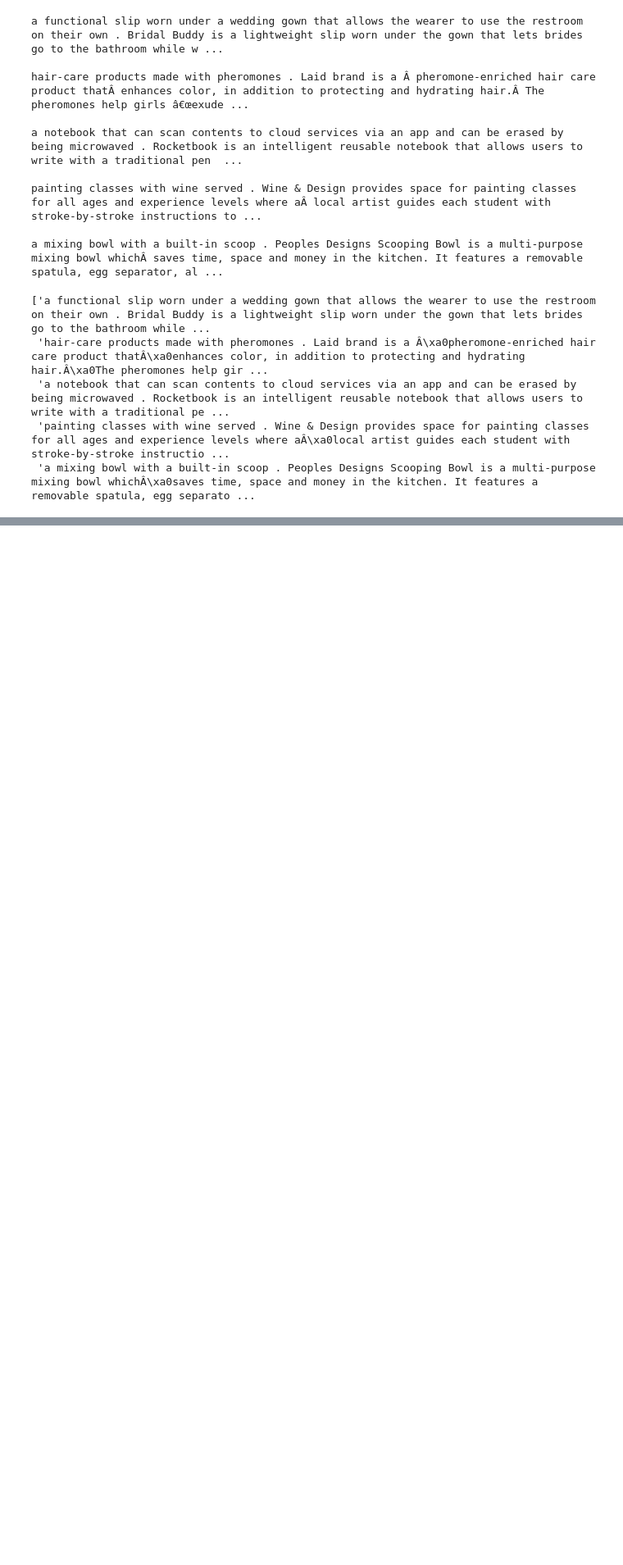
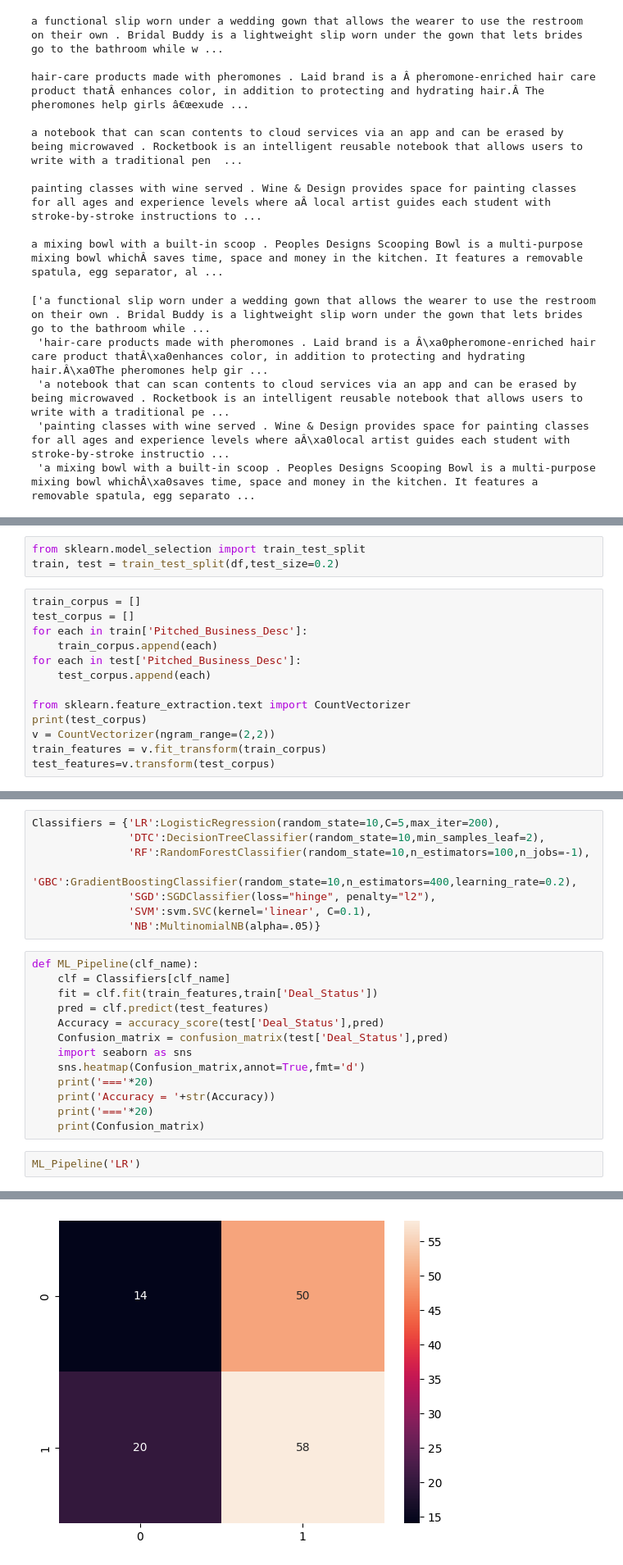
Before and after one commit to jaydeep-savaliya/DATA_MINING_PROJECT, a Jupyter notebook: shark_tank_predict_app.ipynb, the cells around one changed output, grey strips where cells are left out. Shown: that part at 82% size. Saved outputs shown, nothing was run; the diff lists cells and outputs as text; blank space fills up the shorter version.

```diff
--- a/shark_tank_predict_app.ipynb
+++ b/shark_tank_predict_app.ipynb
@@ -45,0 +51,16 @@ a mixing bowl with a built-in scoop . Peoples Designs Scooping Bowl is a multi-p
+# %%
+from sklearn.model_selection import train_test_split
+train, test = train_test_split(df,test_size=0.2)
+# %%
+train_corpus = []
+test_corpus = []
+for each in train['Pitched_Business_Desc']:
+    train_corpus.append(each)
+for each in test['Pitched_Business_Desc']:
+    test_corpus.append(each)
+
+from sklearn.feature_extraction.text import CountVectorizer
+print(test_corpus)
+v = CountVectorizer(ngram_range=(2,2))
+train_features = v.fit_transform(train_corpus)
+test_features=v.transform(test_corpus)
@@ -45,0 +84,24 @@ a mixing bowl with a built-in scoop . Peoples Designs Scooping Bowl is a multi-p
+# %%
+Classifiers = {'LR':LogisticRegression(random_state=10,C=5,max_iter=200),
+               'DTC':DecisionTreeClassifier(random_state=10,min_samples_leaf=2),
+               'RF':RandomForestClassifier(random_state=10,n_estimators=100,n_jobs=-1),
+               'GBC':GradientBoostingClassifier(random_state=10,n_estimators=400,learning_rate=0.2),
+               'SGD':SGDClassifier(loss="hinge", penalty="l2"),
+               'SVM':svm.SVC(kernel='linear', C=0.1),
+               'NB':MultinomialNB(alpha=.05)}
+# %%
+def ML_Pipeline(clf_name):
+    clf = Classifiers[clf_name]
+    fit = clf.fit(train_features,train['Deal_Status'])
+    pred = clf.predict(test_features)
+    Accuracy = accuracy_score(test['Deal_Status'],pred)
+    Confusion_matrix = confusion_matrix(test['Deal_Status'],pred)
+    import seaborn as sns
+    sns.heatmap(Confusion_matrix,annot=True,fmt='d')
+    print('==='*20)
+    print('Accuracy = '+str(Accuracy))
+    print('==='*20)
+    print(Confusion_matrix)
+# %%
+ML_Pipeline('LR')
+# %% [output]
@@ -45,0 +113 @@ a mixing bowl with a built-in scoop . Peoples Designs Scooping Bowl is a multi-p
+[figure, added]
```
Also changed, not shown: parts of 6 cells of this notebook.
